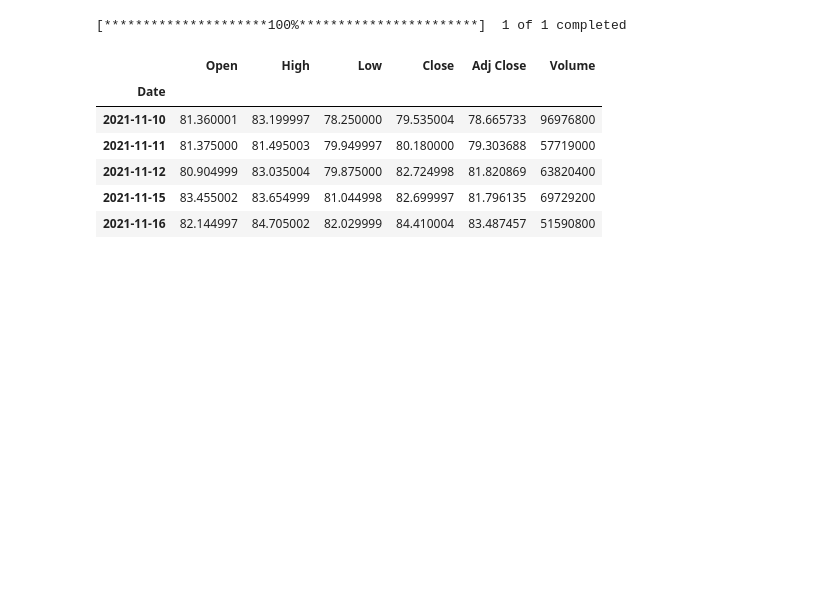
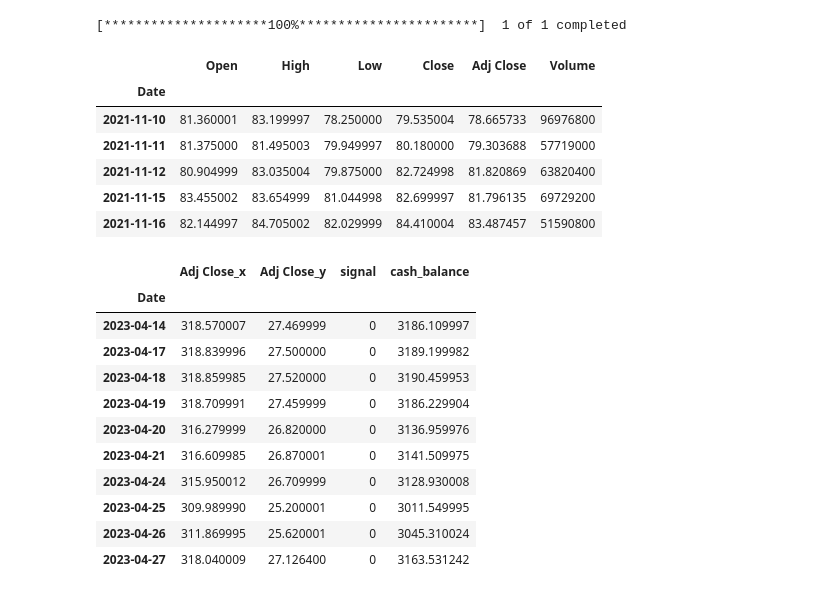
Before and after one commit to nosignal00/researchSpace, a Jupyter notebook: MultiAccountStrategy/backTestingWithChatGPT.ipynb, the cells around one changed output. Drawn from its saved outputs; the diff is of its cells as text; code cells hidden in the pictures; blank space fills up the shorter version.

```diff
--- a/MultiAccountStrategy/backTestingWithChatGPT.ipynb
+++ b/MultiAccountStrategy/backTestingWithChatGPT.ipynb
@@ -89,0 +170,15 @@ def percent_change_strategy(base_col, n_pct):
+# %%
+basePriceDf.tail(10)
+# %% [output]
+|  | Adj Close_x | Adj Close_y | signal | cash_balance |
+| Date |  |  |  |  |
+| 2023-04-14 | 318.570007 | 27.469999 | 0 | 3186.109997 |
+| 2023-04-17 | 318.839996 | 27.500000 | 0 | 3189.199982 |
+| 2023-04-18 | 318.859985 | 27.520000 | 0 | 3190.459953 |
+| 2023-04-19 | 318.709991 | 27.459999 | 0 | 3186.229904 |
+| 2023-04-20 | 316.279999 | 26.820000 | 0 | 3136.959976 |
+| 2023-04-21 | 316.609985 | 26.870001 | 0 | 3141.509975 |
+| 2023-04-24 | 315.950012 | 26.709999 | 0 | 3128.930008 |
+| 2023-04-25 | 309.989990 | 25.200001 | 0 | 3011.549995 |
+| 2023-04-26 | 311.869995 | 25.620001 | 0 | 3045.310024 |
+| 2023-04-27 | 318.040009 | 27.126400 | 0 | 3163.531242 |
```
Also changed, not shown: parts of 38 cells of this notebook.
